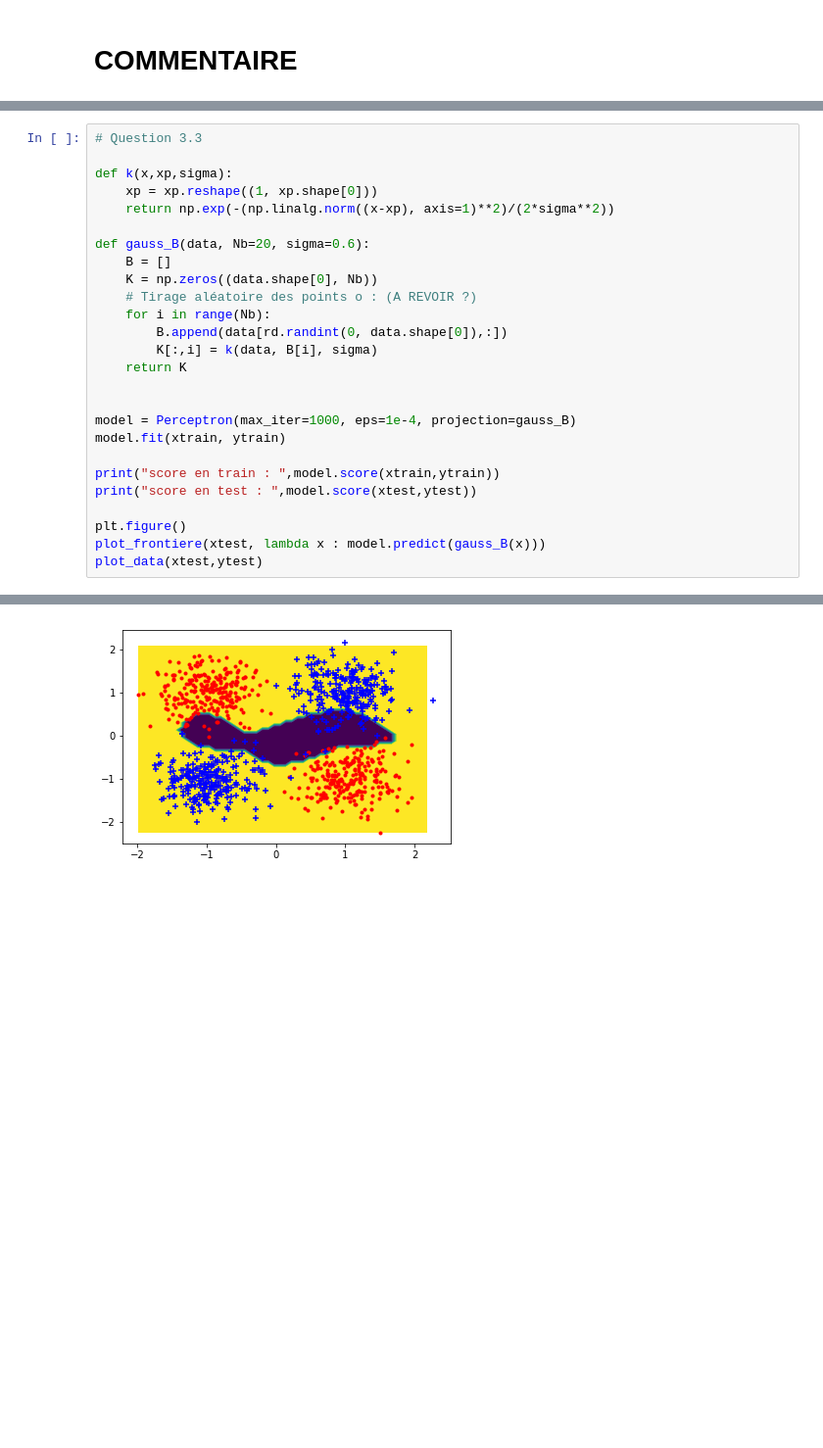
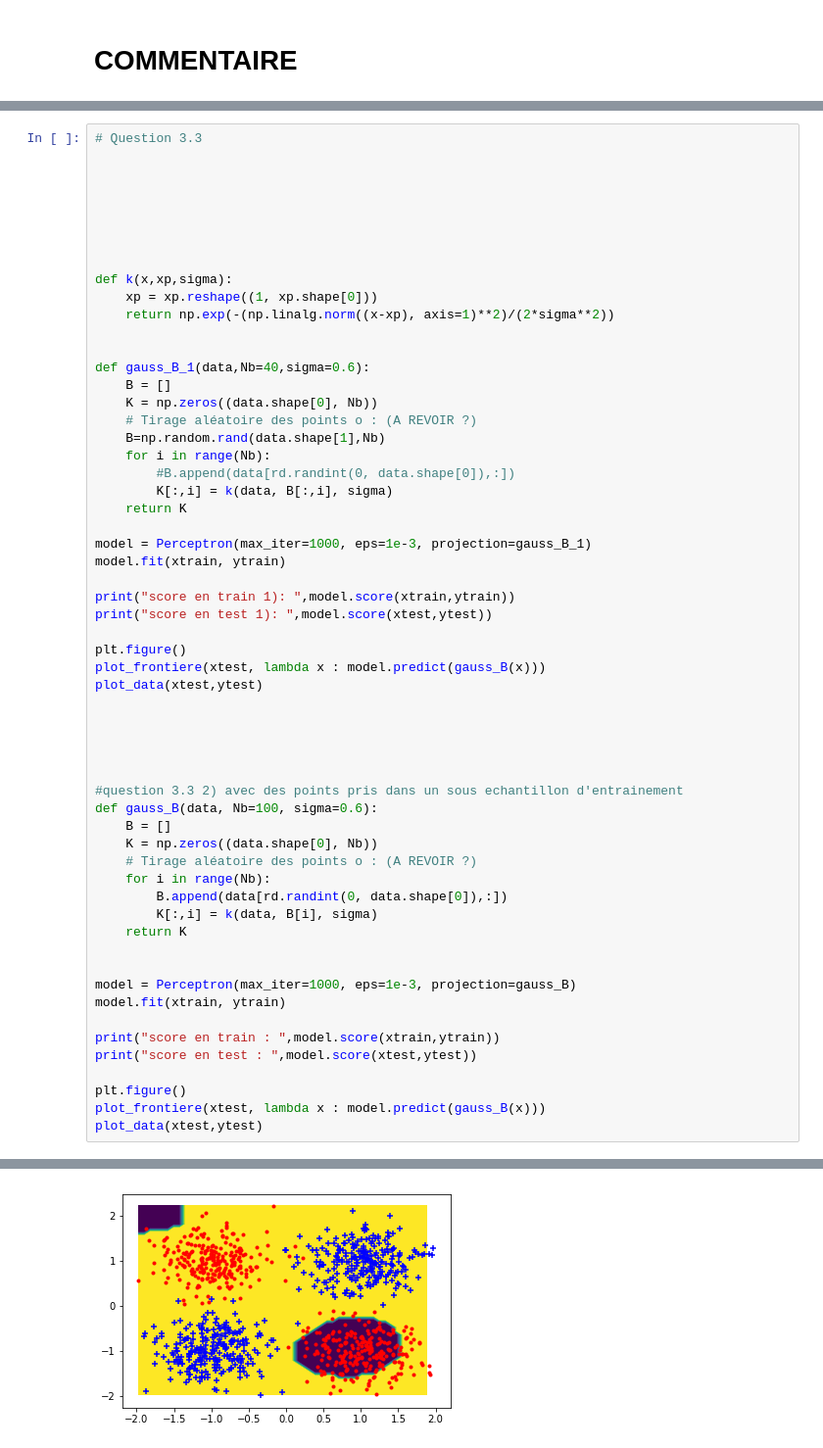
Before and after one commit to AmineKheldouni/Machine-Learning, a Jupyter notebook: Untitled.ipynb, the cells around one changed output, grey strips where cells are left out. Shown: that part at 98% size. Saved outputs shown, nothing was run; the diff lists cells and outputs as text; blank space fills up the shorter version.

Commit message:
question 3.3 complete

```diff
--- a/Untitled.ipynb
+++ b/Untitled.ipynb
@@ -213,11 +213,43 @@ score en test :  0.992
 # %%
 # Question 3.3
+
+
+
+
+
+
 
 def k(x,xp,sigma):
     xp = xp.reshape((1, xp.shape[0]))
     return np.exp(-(np.linalg.norm((x-xp), axis=1)**2)/(2*sigma**2))
 
-def gauss_B(data, Nb=20, sigma=0.6):
+
+def gauss_B_1(data,Nb=40,sigma=0.6):
+    B = []
+    K = np.zeros((data.shape[0], Nb))
+    # Tirage aléatoire des points o : (A REVOIR ?)
+    B=np.random.rand(data.shape[1],Nb)
+    for i in range(Nb):
+        #B.append(data[rd.randint(0, data.shape[0]),:])
+        K[:,i] = k(data, B[:,i], sigma)
+    return K
+
+model = Perceptron(max_iter=1000, eps=1e-3, projection=gauss_B_1)
+model.fit(xtrain, ytrain)
+
+print("score en train 1): ",model.score(xtrain,ytrain))
+print("score en test 1): ",model.score(xtest,ytest))
+
+plt.figure()
+plot_frontiere(xtest, lambda x : model.predict(gauss_B(x)))
+plot_data(xtest,ytest)
+
+
+
+
+
+#question 3.3 2) avec des points pris dans un sous echantillon d'entrainement
+def gauss_B(data, Nb=100, sigma=0.6):
     B = []
     K = np.zeros((data.shape[0], Nb))
     # Tirage aléatoire des points o : (A REVOIR ?)
@@ -227,7 +259,7 @@ def gauss_B(data, Nb=20, sigma=0.6):
     return K
 
 
-model = Perceptron(max_iter=1000, eps=1e-4, projection=gauss_B)
+model = Perceptron(max_iter=1000, eps=1e-3, projection=gauss_B)
 model.fit(xtrain, ytrain)
 
 print("score en train : ",model.score(xtrain,ytrain))
@@ -252 +289 @@ score en test :  0.649
-[figure, old version]
+[figure, new version]
```
Also changed, not shown: parts of 6 cells of this notebook.
